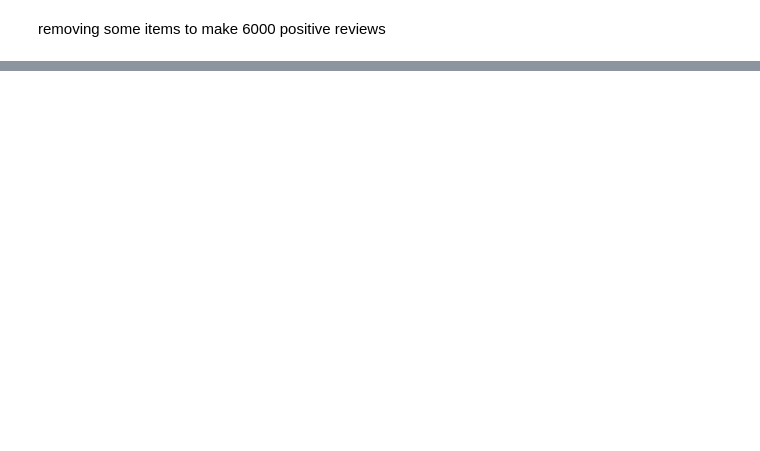
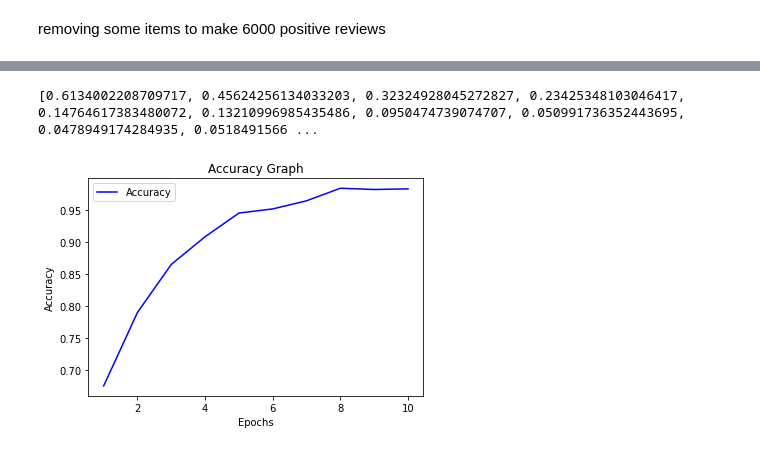
Before and after one commit to davronbekov/ml-project-sentiment-analysis, a Jupyter notebook: Sentiment_Analysis_Using_RNN.ipynb, the cells around one changed output, grey strips where cells are left out. Saved outputs shown, nothing was run; the diff lists cells and outputs as text; code cells hidden in the pictures; blank space fills up the shorter version.

```diff
--- a/Sentiment_Analysis_Using_RNN.ipynb
+++ b/Sentiment_Analysis_Using_RNN.ipynb
@@ -164,3 +202,18 @@ Epoch 10/10
 <keras.callbacks.History at 0x...>
 # %%
 history = model.history
+print(history.history['loss'])
+# %% [output]
+[0.6134002208709717, 0.45624256134033203, 0.32324928045272827, 0.23425348103046417, 0.14764617383480072, 0.13210996985435486, 0.0950474739074707, 0.050991736352443695, 0.0478949174284935, 0.0518491566 ...
+# %%
+#To plot the accuracy graph
+acc = history.history['accuracy']
+epochs = range(1,len(acc)+1)
+plt.plot(epochs, acc, 'b', label = 'Accuracy')
+plt.title('Accuracy Graph')
+plt.xlabel('Epochs')
+plt.ylabel('Accuracy')
+plt.legend()
+plt.show()
+# %% [output]
+[figure, added]
```
Also changed, not shown: parts of 23 cells of this notebook, 1 other file.
